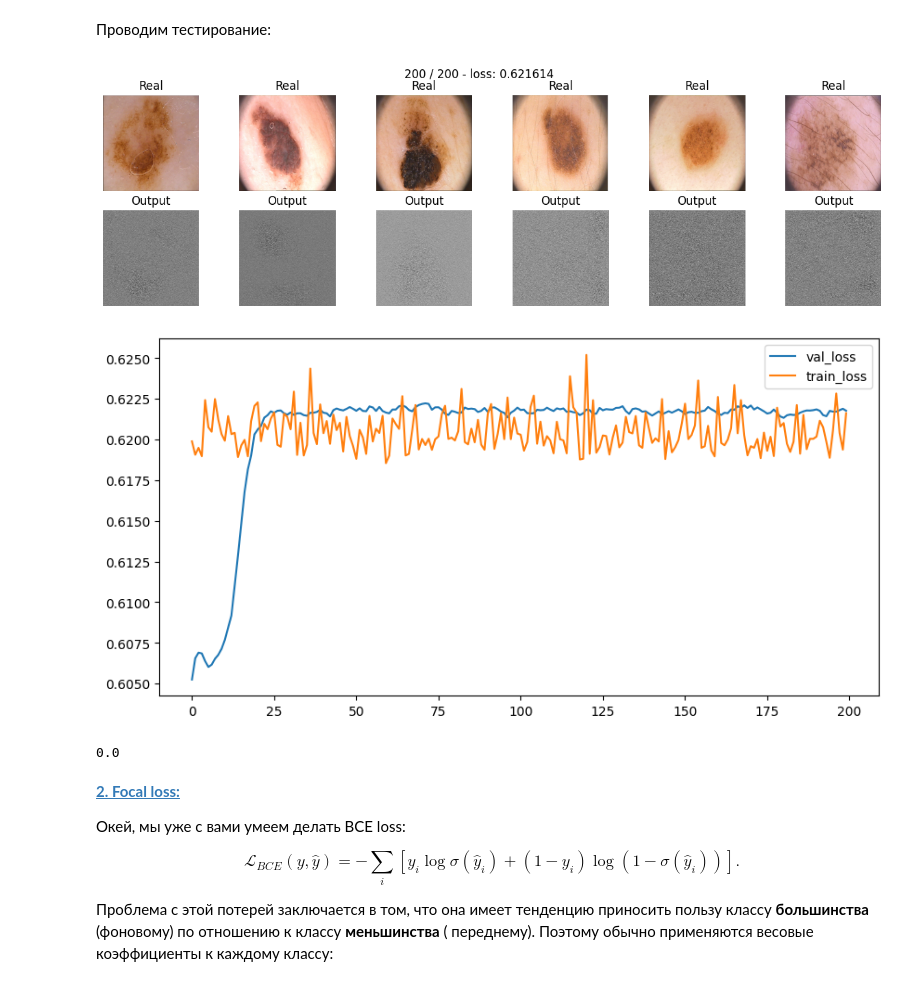
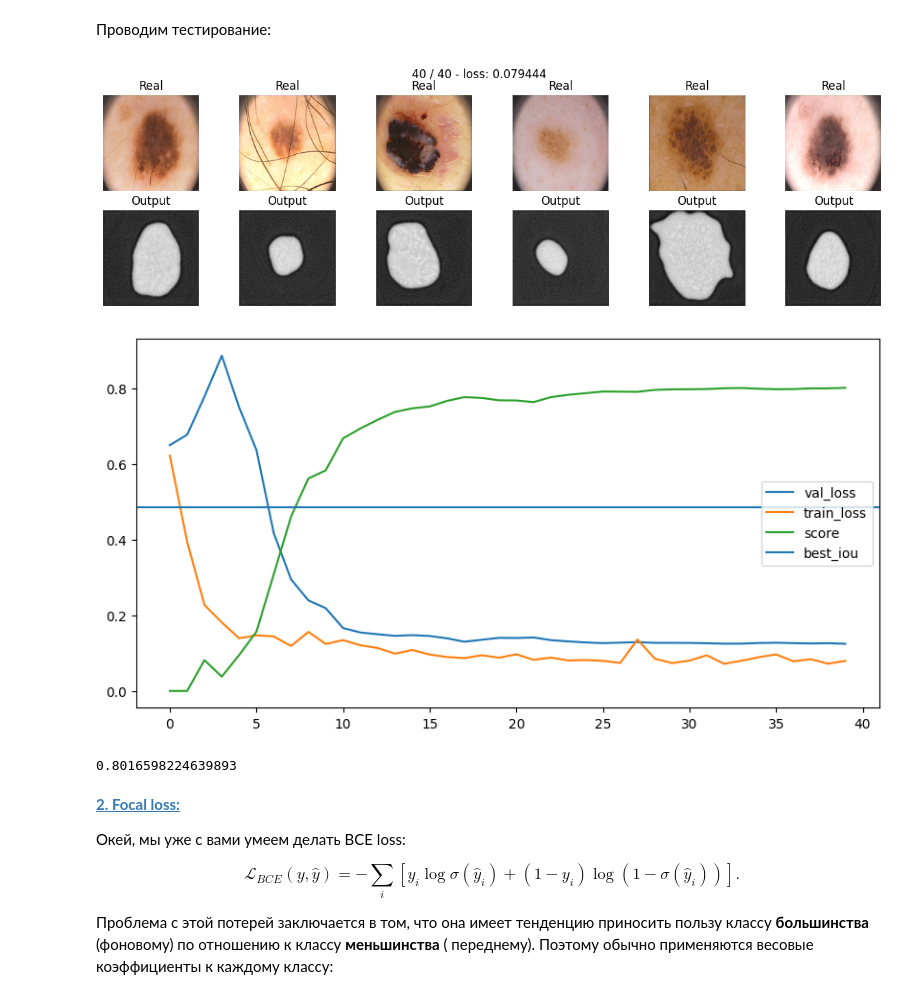
Before and after one commit to KiykoHanna/Stepik-DeepLearning, a Jupyter notebook: [hw]semantic_segmentation.ipynb, the cells around one changed output. Cells and saved outputs as stored; diff of their text form; code cells hidden in the pictures.

```diff
--- a/[hw]semantic_segmentation.ipynb
+++ b/[hw]semantic_segmentation.ipynb
@@ -321,9 +322,9 @@ def iou_pytorch(outputs: torch.Tensor, labels: torch.Tensor):
 
     iou = (intersection + SMOOTH) / (union + SMOOTH)  # We smooth our devision to avoid 0/0
 
-    thresholded = torch.clamp(20 * (iou - 0.5), 0, 10).ceil() / 10  # This is equal to comparing with thresolds
+    # thresholded = torch.clamp(20 * (iou - 0.5), 0, 10).ceil() / 10  # This is equal to comparing with thresolds
 
-    return thresholded  #
+    return iou
 # %% [markdown]
 ## Функция потерь [1 балл]
 
@@ -356,19 +361,20 @@ def train(model, opt, loss_fn, epochs, data_tr, data_val, sheduler, score_fn):
     loss_v = []
     scores_val = []
 
+    best_model_wts = copy.deepcopy(model.state_dict())
+    best_iou = 0.0
+    running_iou = 0
+
     for epoch in range(epochs):
-        tic = time()
+
         print('* Epoch %d/%d' % (epoch+1, epochs))
+        avg_loss = 0
 
-        avg_loss = 0
         model.train()  # train mode
         for X_batch, Y_batch in data_tr:
             X_batch = X_batch.to(device)
             Y_batch = Y_batch.to(device)
             opt.zero_grad()
-
-
-            # set parameter gradients to zero
 
             # forward
             Y_pred = model(X_batch)
@@ -378,13 +384,25 @@ def train(model, opt, loss_fn, epochs, data_tr, data_val, sheduler, score_fn):
 
             # calculate loss to show the user
             avg_loss += loss / len(data_tr)
-        toc = time()
+
         print('loss: %f' % avg_loss)
         loss_t.append(avg_loss.cpu().detach().numpy())
 
         # show intermediate results
         model.eval()  # testing mode
         Y_hat = model(X_val.to(device)).detach().to('cpu')
+        Y_pred = torch.sigmoid(Y_hat)
+        Y_pred = torch.where(Y_pred > 0.5, 1, 0)
+
+
+        Y_batch = Y_batch.to(device)
+        Y_pred = Y_pred.to(device)
+        running_iou += iou_pytorch(Y_pred, Y_batch).mean().item()
+        epoch_iou = running_iou / len(Y_batch)
+        if epoch_iou > best_iou:
+                best_iou = epoch_iou
+                best_model_wts = copy.deepcopy(model.state_dict())
+
         loss_v.append(loss_fn(Y_val, Y_hat))
         avg_score_val = score_fn(model, iou_pytorch, data_val)
         scores_val.append(avg_score_val)
@@ -405,7 +423,8 @@ def train(model, opt, loss_fn, epochs, data_tr, data_val, sheduler, score_fn):
             plt.axis('off')
         plt.suptitle('%d / %d - loss: %f' % (epoch+1, epochs, avg_loss))
         plt.show()
-    return loss_t, loss_v, scores_val
+    model.load_state_dict(best_model_wts)
+    return loss_t, loss_v, scores_val, best_iou
 # %% [markdown]
 ## Инференс [1 балл]
 
@@ -476,7 +495,8 @@ $$\mathcal L_D(X,Y) = 1-\frac{1}{256 \times 256} \times \frac{\sum_i2X_iY_i}{\su
 # %%
 def dice_loss(y_real, y_pred):
 
-  y_pred = torch.sigmoid(y_pred)
+  y_pred = torch.flatten(torch.sigmoid(y_pred))
+  y_real = torch.flatten(y_real)
   numerator = 2 * torch.sum(y_real * y_pred)
   denominator = torch.sum(y_real + y_pred)
 
@@ -486,25 +506,26 @@ def dice_loss(y_real, y_pred):
 # %%
 model_dice = SegNet().to(device)
 
-max_epochs = 200
-optimaizer = torch.optim.Adam(model.parameters(), lr=1e-3,  weight_decay=0.05)
-scheduler = torch.optim.lr_scheduler.MultiStepLR(optimaizer, milestones=[30,60], gamma=0.8)
-loss_t, loss_v, score = train(model_dice, optimaizer, dice_loss, max_epochs, data_tr, data_val, scheduler, score_model)
+max_epochs = 40
+optim = torch.optim.Adam(model_dice.parameters(), lr=1e-3)
+scheduler = torch.optim.lr_scheduler.StepLR(optim, step_size=1, gamma=0.9)
+loss_t, loss_v, score, best_iou = train(model_dice, optim, dice_loss, max_epochs, data_tr, data_val, scheduler, score_model)
 # %% [output]
-[figure, old version]
+[figure, new version]
 # %%
 fig = plt.figure(figsize = (10, 5))
 
 plt.plot(loss_v, label="val_loss")
 plt.plot(loss_t, label="train_loss")
-# plt.plot(score, label="score")
+plt.plot(score, label="score")
+plt.axhline(y=best_iou, label="best_iou")
 plt.legend()
 plt.show()
 
 score_model(model_dice, iou_pytorch, data_val)
 # %% [output]
-[figure, old version]
+[figure, new version]
-0.0
+0.8016598224639893
 # %% [markdown]
 [**2. Focal loss:**](https://arxiv.org/pdf/1708.02002.pdf)
 
```
Also changed, not shown: parts of 19 cells of this notebook.
